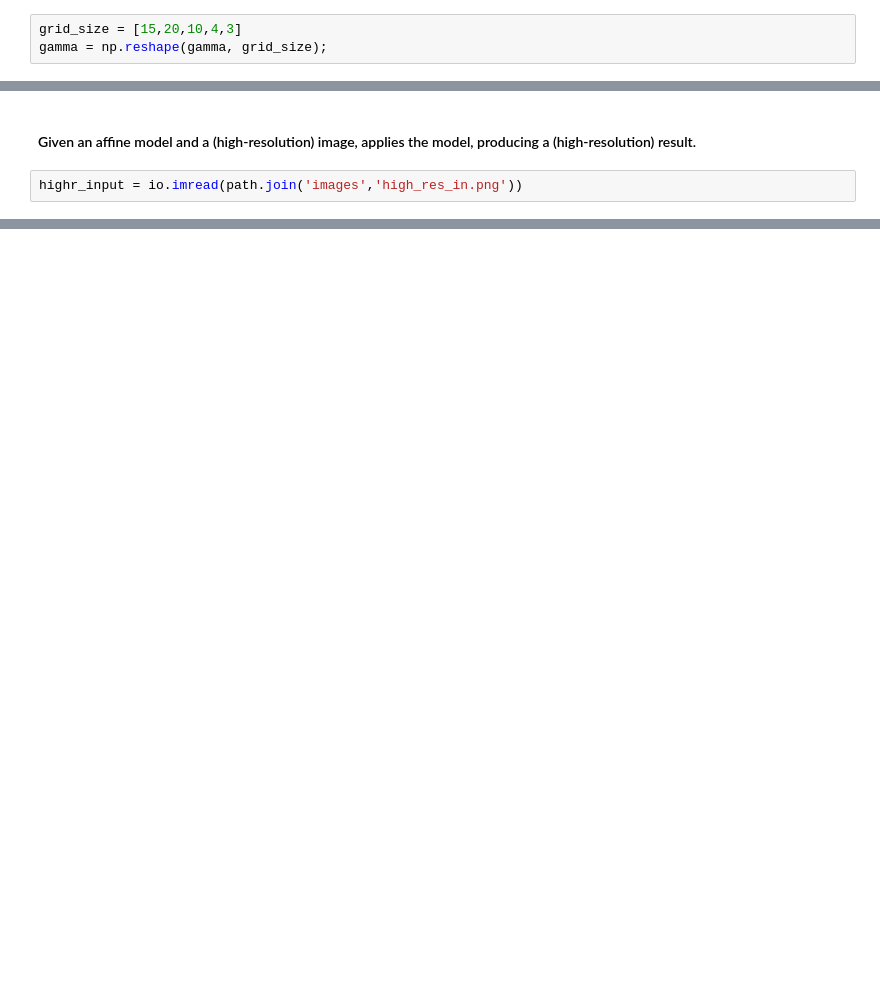
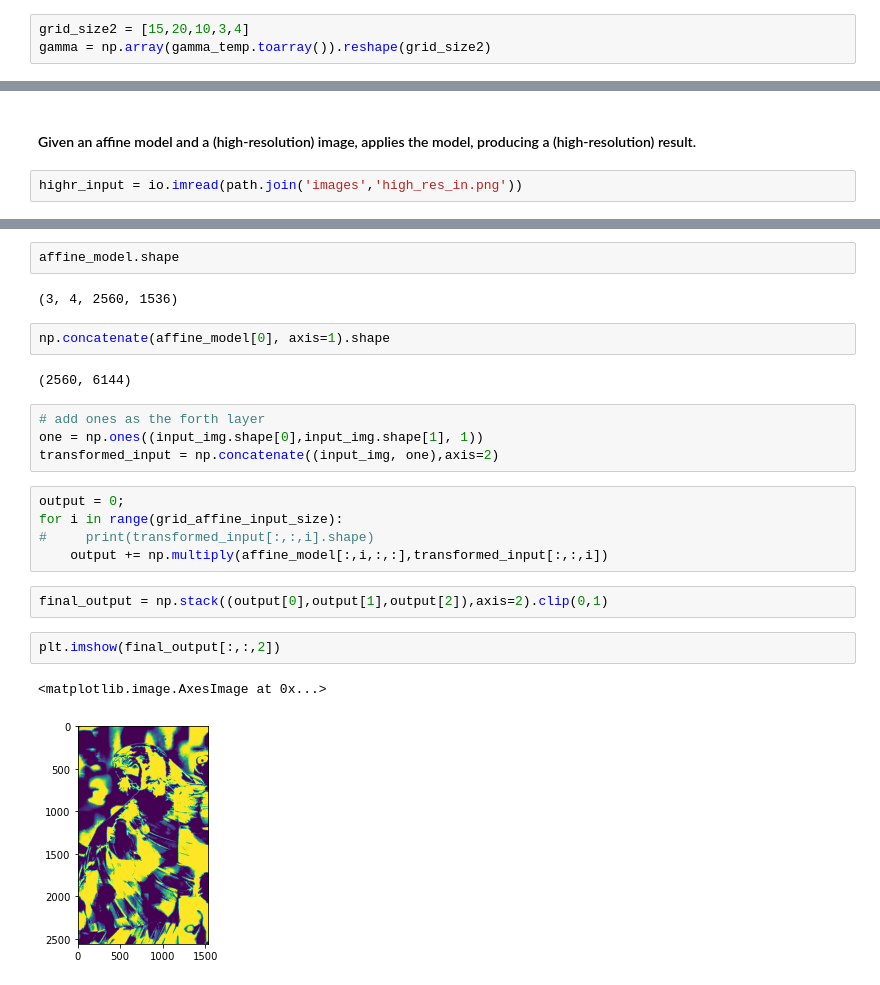
Before and after one commit to elimkwan/Bilateral-Guided-Upsampling, a Jupyter notebook: code.ipynb, the cells around one changed output, grey strips where cells are left out. Cells and saved outputs as stored; diff of their text form; blank space fills up the shorter version.

```diff
--- a/code.ipynb
+++ b/code.ipynb
@@ -365,3 +491,3 @@ gamma = x
 # %%
-grid_size = [15,20,10,4,3]
-gamma = np.reshape(gamma, grid_size);
+grid_size2 = [15,20,10,3,4]
+gamma = np.array(gamma_temp.toarray()).reshape(grid_size2)
@@ -417,0 +559,24 @@ array([ 1.,  2.,  3.,  4.,  5.,  6.,  7.,  8.,  9., 10., 11., 12., 13.,
+# %%
+affine_model.shape
+# %% [output]
+(3, 4, 2560, 1536)
+# %%
+np.concatenate(affine_model[0], axis=1).shape
+# %% [output]
+(2560, 6144)
+# %%
+# add ones as the forth layer
+one = np.ones((input_img.shape[0],input_img.shape[1], 1))
+transformed_input = np.concatenate((input_img, one),axis=2)
+# %%
+output = 0;
+for i in range(grid_affine_input_size):
+#     print(transformed_input[:,:,i].shape)
+    output += np.multiply(affine_model[:,i,:,:],transformed_input[:,:,i])
+# %%
+final_output = np.stack((output[0],output[1],output[2]),axis=2).clip(0,1)
+# %%
+plt.imshow(final_output[:,:,2])
+# %% [output]
+<matplotlib.image.AxesImage at 0x...>
+[figure, added]
```
Also changed, not shown: parts of 16 cells of this notebook, 1 other file.
